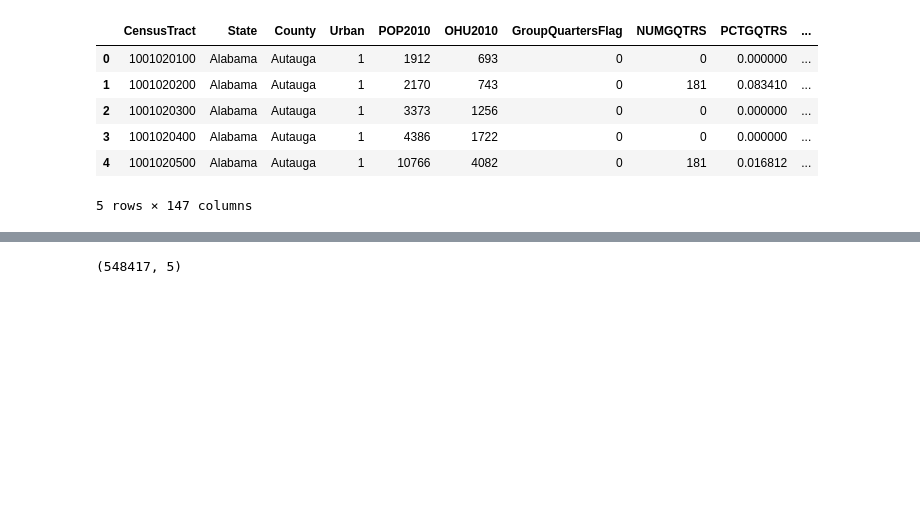
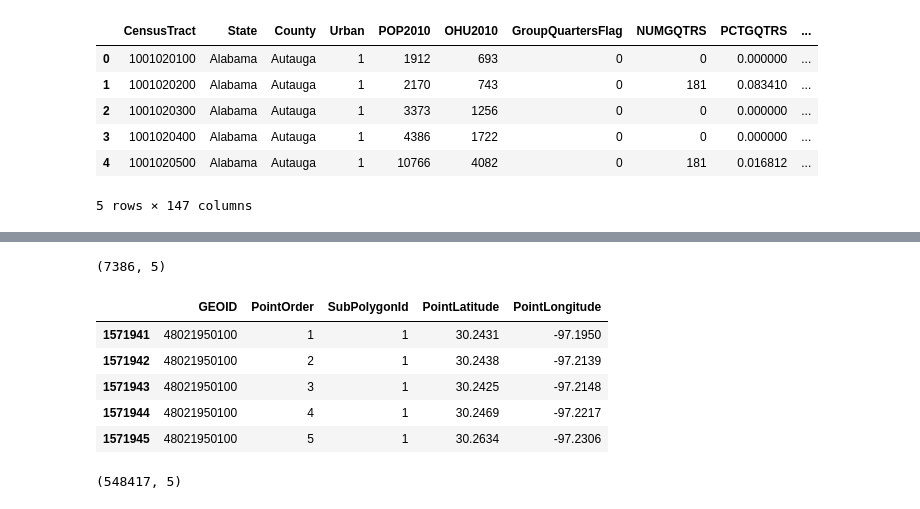
Before and after one commit to OliviaRodri/CEA_DEEP_LEARNING, a Jupyter notebook: resources/data_explore_OR.ipynb, the cells around one changed output, grey strips where cells are left out. Cells and saved outputs as stored; diff of their text form; code cells hidden in the pictures; blank space fills up the shorter version.

```diff
--- a/resources/data_explore_OR.ipynb
+++ b/resources/data_explore_OR.ipynb
@@ -50,0 +78,16 @@ df_below_income_threshold_deserts.head(5)
+# %%
+# keep shapes only for Austin counties
+df1 = cen_tract_all_shapes_df
+df2 = Austin_food_altas
+clm_list = df2['CensusTract'].values
+Austin_shapes = df1[df1['GEOID'].isin(clm_list)]
+print(Austin_shapes.shape)
+Austin_shapes.head(5)
+# %% [output]
+(7386, 5)
+|  | GEOID | PointOrder | SubPolygonId | PointLatitude | PointLongitude |
+| 1571941 | 48021950100 | 1 | 1 | 30.2431 | -97.1950 |
+| 1571942 | 48021950100 | 2 | 1 | 30.2438 | -97.2139 |
+| 1571943 | 48021950100 | 3 | 1 | 30.2425 | -97.2148 |
+| 1571944 | 48021950100 | 4 | 1 | 30.2469 | -97.2217 |
+| 1571945 | 48021950100 | 5 | 1 | 30.2634 | -97.2306 |
```
Also changed, not shown: parts of 5 cells of this notebook.
